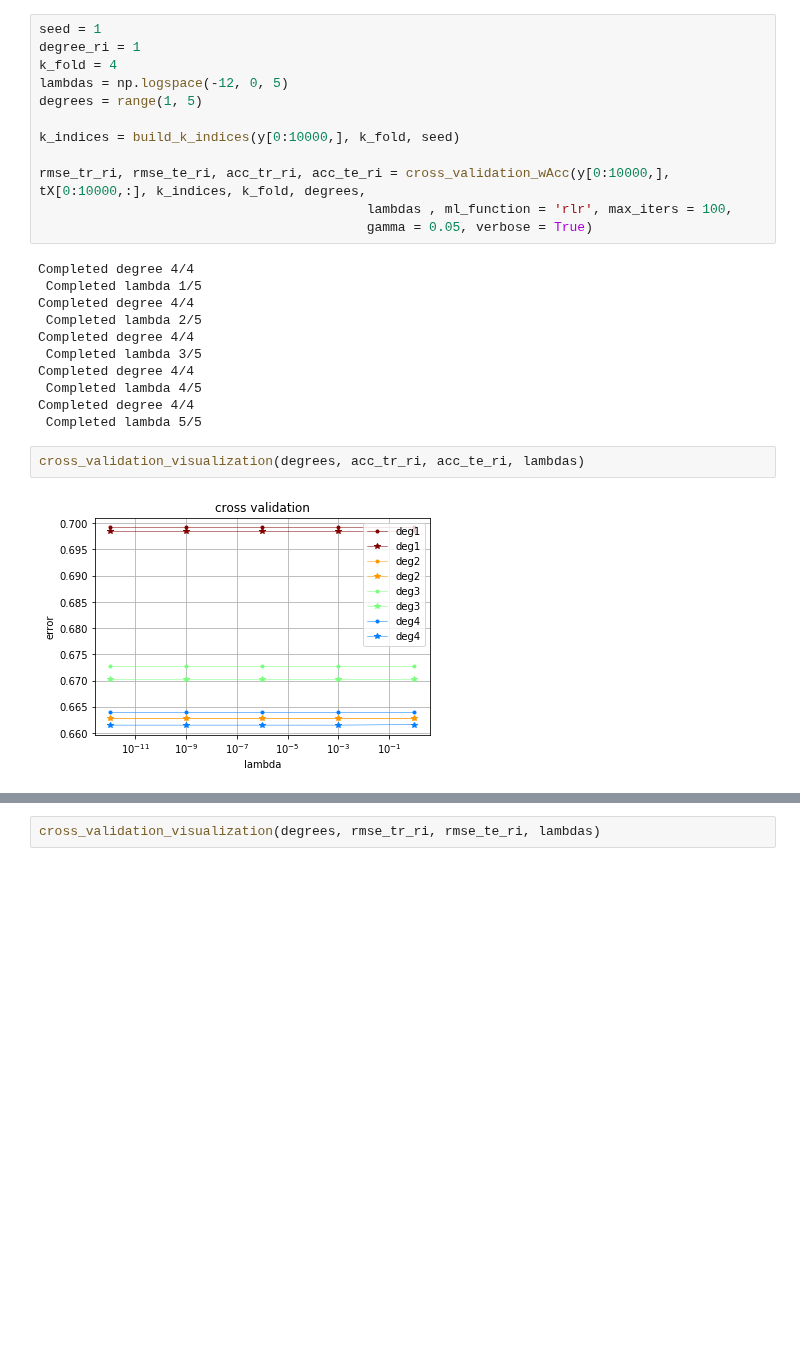
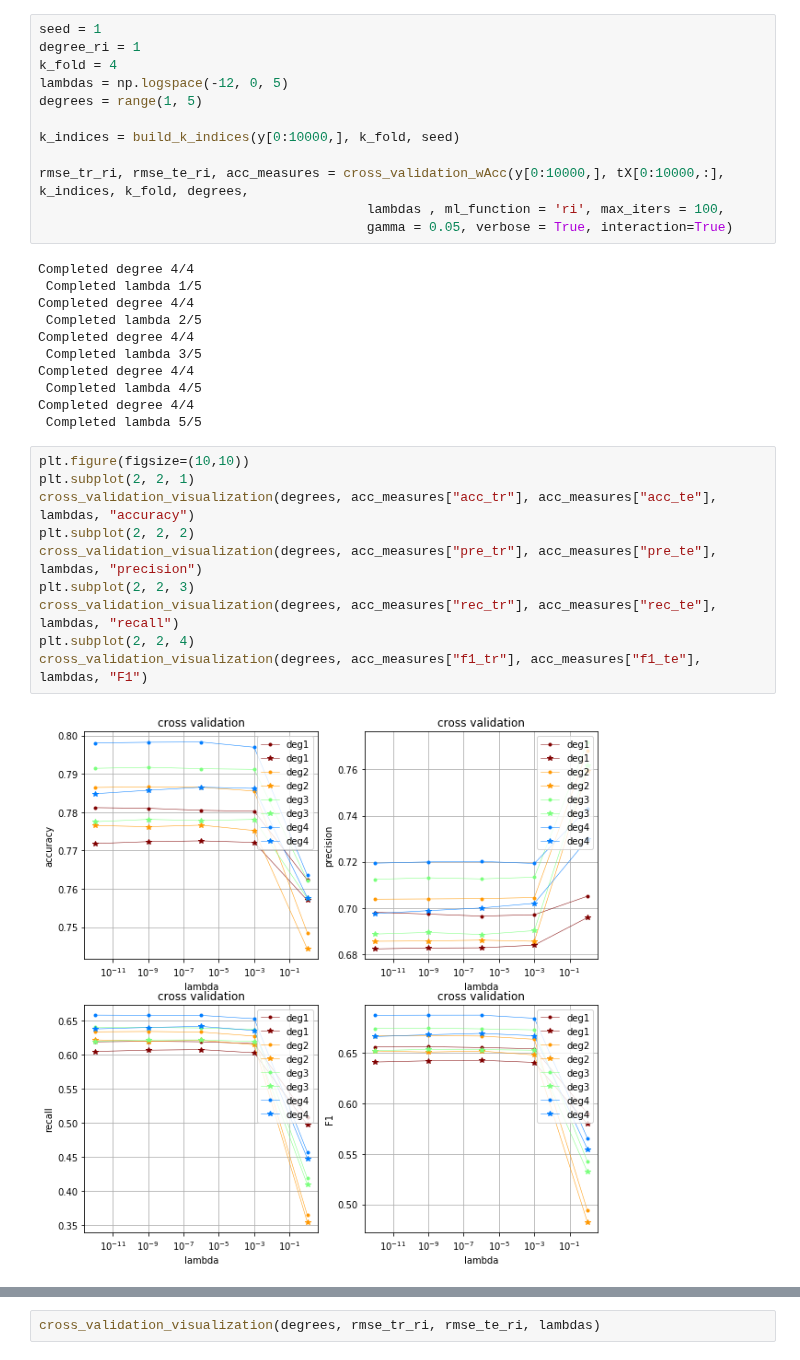
Before and after one commit to cschneuw/Machine-learning-Project-2019, a Jupyter notebook: scripts/project1_robin.ipynb, the cells around one changed output, grey strips where cells are left out. Drawn from its saved outputs; the diff is of its cells as text; blank space fills up the shorter version.

```diff
--- a/scripts/project1_robin.ipynb
+++ b/scripts/project1_robin.ipynb
@@ -179,9 +54,9 @@ degrees = range(1, 5)
 
 k_indices = build_k_indices(y[0:10000,], k_fold, seed)
 
-rmse_tr_ri, rmse_te_ri, acc_tr_ri, acc_te_ri = cross_validation_wAcc(y[0:10000,], tX[0:10000,:], k_indices, k_fold, degrees,
-                                          lambdas , ml_function = 'rlr', max_iters = 100,
-                                          gamma = 0.05, verbose = True)
+rmse_tr_ri, rmse_te_ri, acc_measures = cross_validation_wAcc(y[0:10000,], tX[0:10000,:], k_indices, k_fold, degrees,
+                                          lambdas , ml_function = 'ri', max_iters = 100,
+                                          gamma = 0.05, verbose = True, interaction=True)
 # %% [output]
 Completed degree 4/4
  Completed lambda 1/5
@@ -193,8 +68,16 @@ Completed degree 4/4
  Completed lambda 4/5
 Completed degree 4/4
  Completed lambda 5/5
-# %%
-cross_validation_visualization(degrees, acc_tr_ri, acc_te_ri, lambdas)
-# %% [output]
-[figure, removed]
+# %%
+plt.figure(figsize=(10,10))
+plt.subplot(2, 2, 1)
+cross_validation_visualization(degrees, acc_measures["acc_tr"], acc_measures["acc_te"], lambdas, "accuracy")
+plt.subplot(2, 2, 2)
+cross_validation_visualization(degrees, acc_measures["pre_tr"], acc_measures["pre_te"], lambdas, "precision")
+plt.subplot(2, 2, 3)
+cross_validation_visualization(degrees, acc_measures["rec_tr"], acc_measures["rec_te"], lambdas, "recall")
+plt.subplot(2, 2, 4)
+cross_validation_visualization(degrees, acc_measures["f1_tr"], acc_measures["f1_te"], lambdas, "F1")
+# %% [output]
+[figure, added]
 # %%
```
Also changed, not shown: parts of 3 cells of this notebook, 1 other file.
